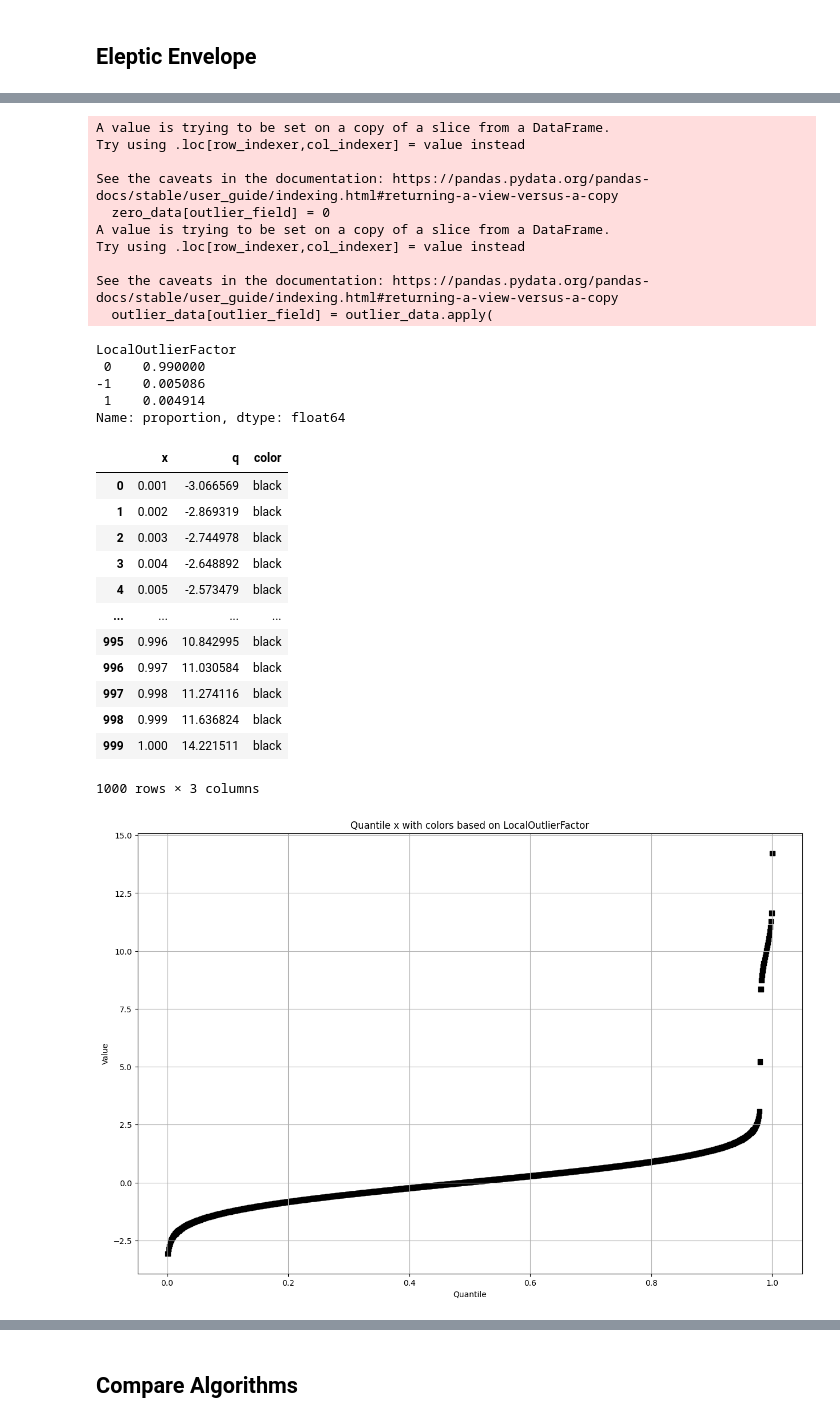
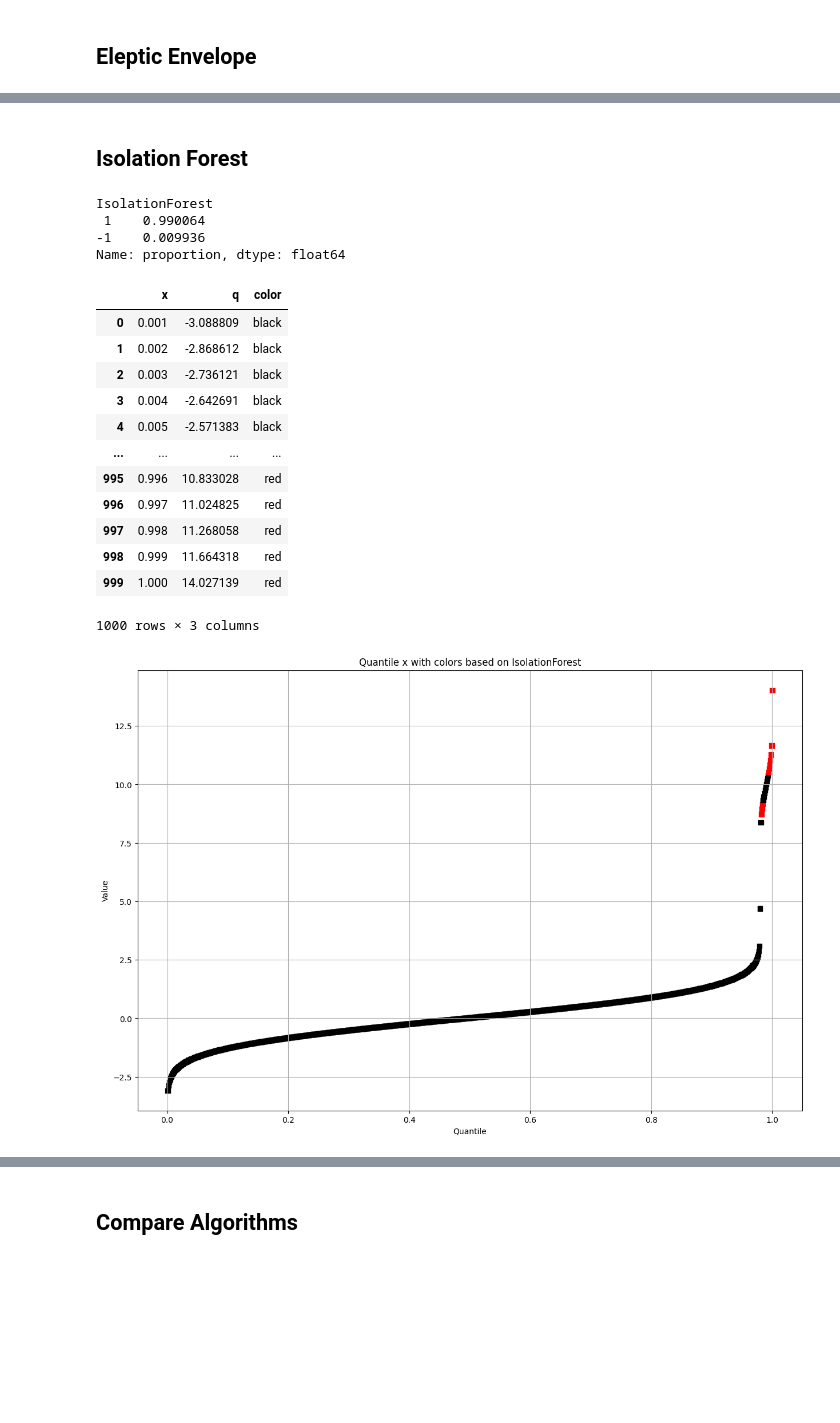
Before and after one commit to Dmatryus/dmml-lab, a Jupyter notebook: experiments/std_reduction.ipynb, the cells around one changed output, grey strips where cells are left out. Cells and saved outputs as stored; diff of their text form; code cells hidden in the pictures; blank space fills up the shorter version.

```diff
--- a/experiments/std_reduction.ipynb
+++ b/experiments/std_reduction.ipynb
@@ -551,7 +550,7 @@ def outliers_algorithm_testing(data: ModelData, model) -> None:
     data.data[key] = model.fit_predict(
         data.get_data("train", "features").values.reshape(-1, 1)
     )
-    data.data = mark_outliers(data.data, data.features[0], key)
+    # data.data = mark_outliers(data.data, data.features[0], key)
     display(data.data[key].value_counts(normalize=True))
     outliers_plot_1d(data.data, data.features[0], key)
 
@@ -568,7 +567,7 @@ def calc_dot_for_comparison(data: ModelData, model) -> Tuple[float, float, float
     """
     x = data.features[0]
     data.data["dot"] = model.fit_predict(data.get_data("train", "features").values.reshape(-1, 1))
-    data.data = mark_outliers(data.data, x, "dot")
+    # data.data = mark_outliers(data.data, x, "dot")
     return std_data_loss_tradeoff(data.data, "x", "group", "dot")
 
 def models_comparison(data: ModelData, models: List[DefaultModelForComparison], tested_parameter_values: List) -> pd.DataFrame:
@@ -752,33 +803,24 @@ Name: proportion, dtype: float64
+# %% [markdown]
+## Isolation Forest
 # %%
-model = LocalOutlierFactor(n_neighbors=20, contamination=0.01)
+model = IsolationForest(n_jobs=-1, n_estimators=1000, contamination=0.01)
 outliers_algorithm_testing(data, model)
 # %% [output]
-A value is trying to be set on a copy of a slice from a DataFrame.
-Try using .loc[row_indexer,col_indexer] = value instead
-
-See the caveats in the documentation: https://pandas.pydata.org/pandas-docs/stable/user_guide/indexing.html#returning-a-view-versus-a-copy
-  zero_data[outlier_field] = 0
-A value is trying to be set on a copy of a slice from a DataFrame.
-Try using .loc[row_indexer,col_indexer] = value instead
-
-See the caveats in the documentation: https://pandas.pydata.org/pandas-docs/stable/user_guide/indexing.html#returning-a-view-versus-a-copy
-  outlier_data[outlier_field] = outlier_data.apply(
+IsolationForest
+ 1    0.990064
+-1    0.009936
+Name: proportion, dtype: float64
+|  | x | q | color |
+| 0 | 0.001 | -3.088809 | black |
+| 1 | 0.002 | -2.868612 | black |
+| 2 | 0.003 | -2.736121 | black |
+| 3 | 0.004 | -2.642691 | black |
+| 4 | 0.005 | -2.571383 | black |
+| ... | ... | ... | ... |
+| 995 | 0.996 | 10.833028 | red |
+| 996 | 0.997 | 11.024825 | red |
+| 997 | 0.998 | 11.268058 | red |
+| 998 | 0.999 | 11.664318 | red |
+| 999 | 1.000 | 14.027139 | red |
-LocalOutlierFactor
- 0    0.990000
--1    0.005086
- 1    0.004914
-Name: proportion, dtype: float64
+1000 rows × 3 columns
-|  | x | q | color |
-| 0 | 0.001 | -3.066569 | black |
-| 1 | 0.002 | -2.869319 | black |
-| 2 | 0.003 | -2.744978 | black |
-| 3 | 0.004 | -2.648892 | black |
-| 4 | 0.005 | -2.573479 | black |
-| ... | ... | ... | ... |
-| 995 | 0.996 | 10.842995 | black |
-| 996 | 0.997 | 11.030584 | black |
-| 997 | 0.998 | 11.274116 | black |
-| 998 | 0.999 | 11.636824 | black |
-| 999 | 1.000 | 14.221511 | black |
-1000 rows × 3 columns
-[figure, old version]
+[figure, new version]
```
Also changed, not shown: parts of 10 cells of this notebook.
